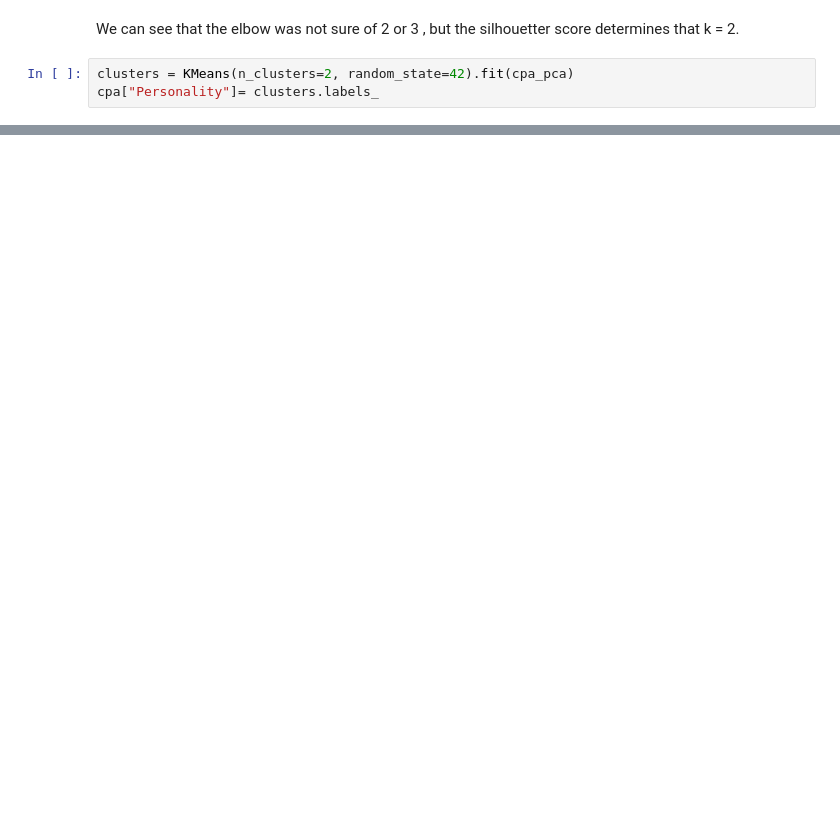
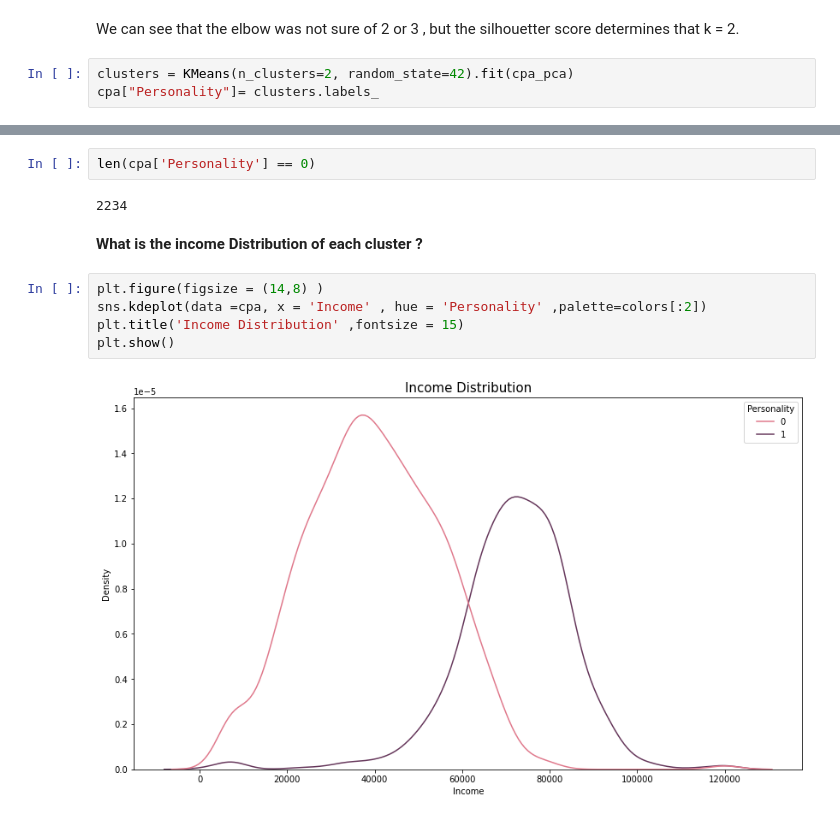
Before and after one commit to KittuPatel/CustomerPersonalityAnalysis, a Jupyter notebook: CustomerPersonalityAnalysis.ipynb, the cells around one changed output, grey strips where cells are left out. Cells and saved outputs as stored; diff of their text form; blank space fills up the shorter version.

```diff
--- a/CustomerPersonalityAnalysis.ipynb
+++ b/CustomerPersonalityAnalysis.ipynb
@@ -501,0 +528,13 @@ cpa["Personality"]= clusters.labels_
+# %%
+len(cpa['Personality'] == 0)
+# %% [output]
+2234
+# %% [markdown]
+**What is the income Distribution of each cluster ?**
+# %%
+plt.figure(figsize = (14,8) )
+sns.kdeplot(data =cpa, x = 'Income' , hue = 'Personality' ,palette=colors[:2])
+plt.title('Income Distribution' ,fontsize = 15)
+plt.show()
+# %% [output]
+[figure, added]
```
Also changed, not shown: parts of 14 cells of this notebook.
